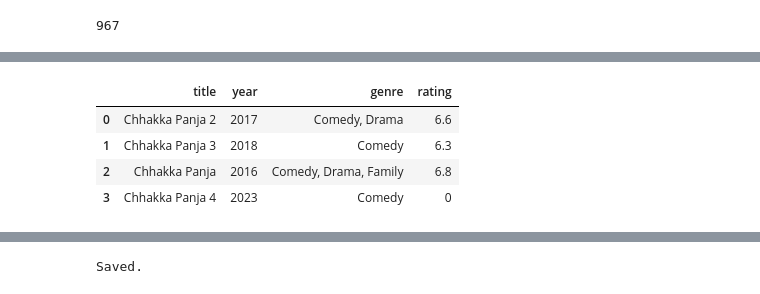
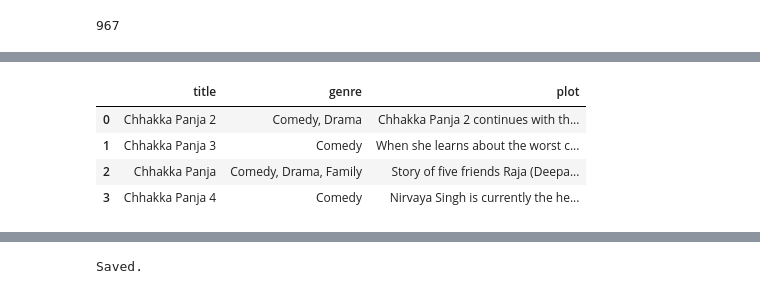
Before and after one commit to bibhushangc18/Nepali-movie-recommendation, a Jupyter notebook: movie_recommender.ipynb, the cells around one changed output, grey strips where cells are left out. Saved outputs shown, nothing was run; the diff lists cells and outputs as text; code cells hidden in the pictures.

```diff
--- a/movie_recommender.ipynb
+++ b/movie_recommender.ipynb
@@ -71,3 +71,14 @@ df = df[~((df["genre"] == "Unknown") & (df["plot"] == ""))].reset_index(drop=Tru
 print(f"Dropped {before - len(df)} movies. Remaining: {len(df)}")
 # %% [output]
 Dropped 0 movies. Remaining: 970
+# %%
+import re
+
+def clean_text(text):
+    text = str(text).lower()
+    text = re.sub(r'[^a-z0-9\s,.]', '', text)
+    text = re.sub(r'\s+', ' ', text).strip()
+    return text
+
+df["plot_clean"] = df["plot"].apply(clean_text)
+df[["plot", "plot_clean"]].iloc[0]
@@ -73,0 +89,7 @@ Dropped 0 movies. Remaining: 970
+# %%
+def clean_genre(genre):
+    parts = [g.strip().title() for g in str(genre).split(",")]
+    return ", ".join(parts)
+
+df["genre_clean"] = df["genre"].apply(clean_genre)
+df["genre_clean"].unique()[:15]
@@ -74,7 +103,7 @@ Dropped 0 movies. Remaining: 970
 # %%
 df["combined_features"] = (
-    "Genre: " + df["genre"] + ". " + "Genre: " + df["genre"] + ". " +
-    "Plot: " + df["plot"]
+    "Genre: " + df["genre_clean"] + ". " + "Genre: " + df["genre_clean"] + ". " +
+    "Plot: " + df["plot_clean"]
 ).str.strip()
 
 df["combined_features"].iloc[0]
@@ -138,13 +161,13 @@ recommend("Chhakka Panja 2", top_n=5)
 # %%
 def search_movies(query, limit=15):
     query = query.strip().lower()
     matches = df[df["title"].str.lower().str.contains(query, na=False)]
-    return matches[["title", "year", "genre", "rating"]].head(limit).reset_index(drop=True)
+    return matches[["title", "genre", "plot"]].head(limit).reset_index(drop=True)
 
 search_movies("Chhakka")
 # %% [output]
-|  | title | year | genre | rating |
-| 0 | Chhakka Panja 2 | 2017 | Comedy, Drama | 6.6 |
-| 1 | Chhakka Panja 3 | 2018 | Comedy | 6.3 |
-| 2 | Chhakka Panja | 2016 | Comedy, Drama, Family | 6.8 |
-| 3 | Chhakka Panja 4 | 2023 | Comedy | 0 |
+|  | title | genre | plot |
+| 0 | Chhakka Panja 2 | Comedy, Drama | Chhakka Panja 2 continues with th... |
+| 1 | Chhakka Panja 3 | Comedy | When she learns about the worst c... |
+| 2 | Chhakka Panja | Comedy, Drama, Family | Story of five friends Raja (Deepa... |
+| 3 | Chhakka Panja 4 | Comedy | Nirvaya Singh is currently the he... |
```
Also changed, not shown: parts of 8 cells of this notebook, 1 other file.
